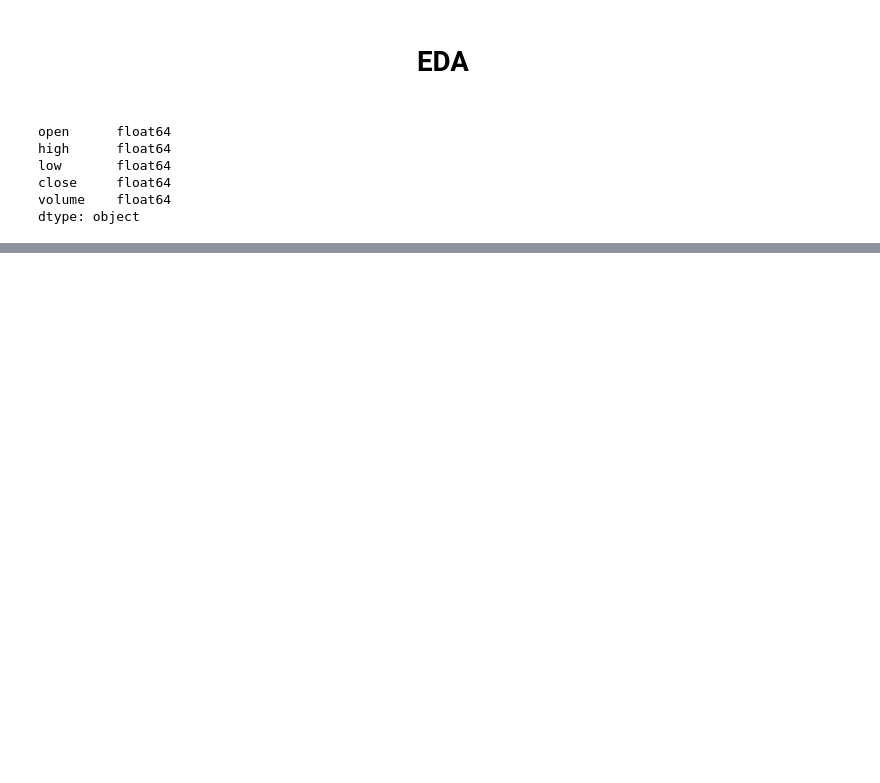
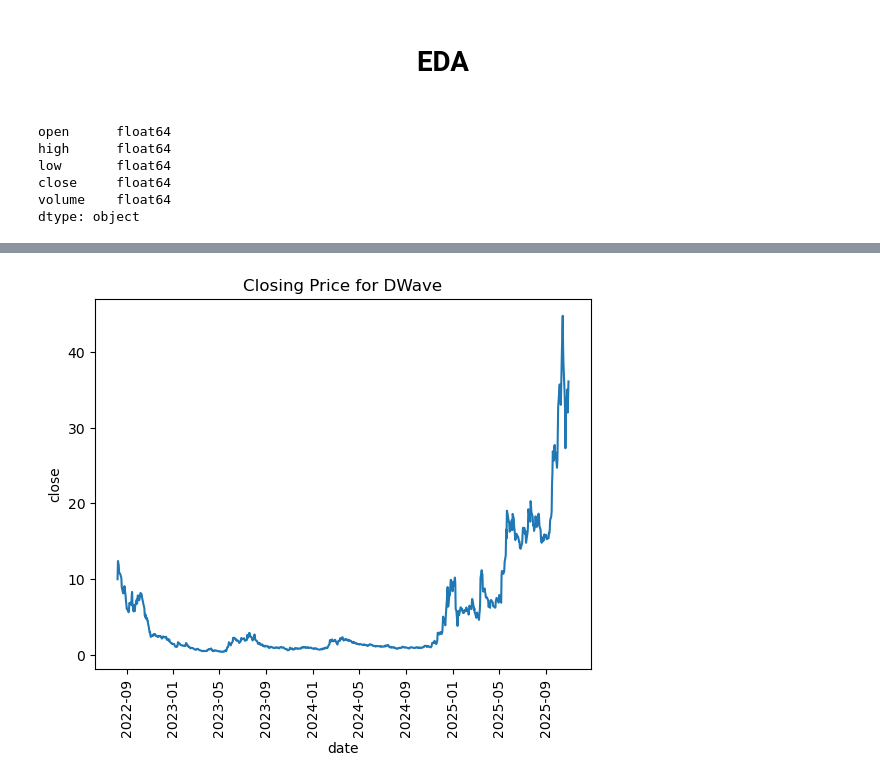
Before and after one commit to MWPerrineJr/my_portfolio, a Jupyter notebook: stock_analysis.ipynb, the cells around one changed output, grey strips where cells are left out. Cells and saved outputs as stored; diff of their text form; code cells hidden in the pictures; blank space fills up the shorter version.

```diff
--- a/stock_analysis.ipynb
+++ b/stock_analysis.ipynb
@@ -192,0 +171,7 @@ KeyError: 'pct_ch_adj'
+# %%
+sns.lineplot(stock, x = 'date', y = 'close')
+plt.title('Closing Price for DWave')
+plt.xticks(rotation= 90)
+plt.show()
+# %% [output]
+[figure, added]
```
Also changed, not shown: parts of 17 cells of this notebook.
